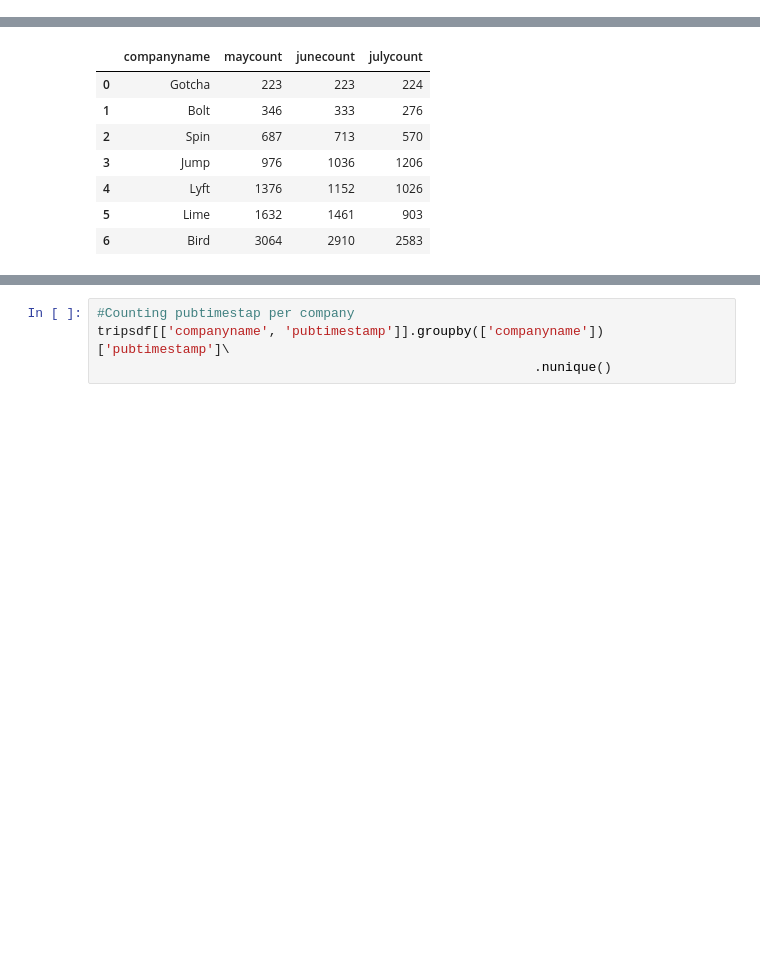
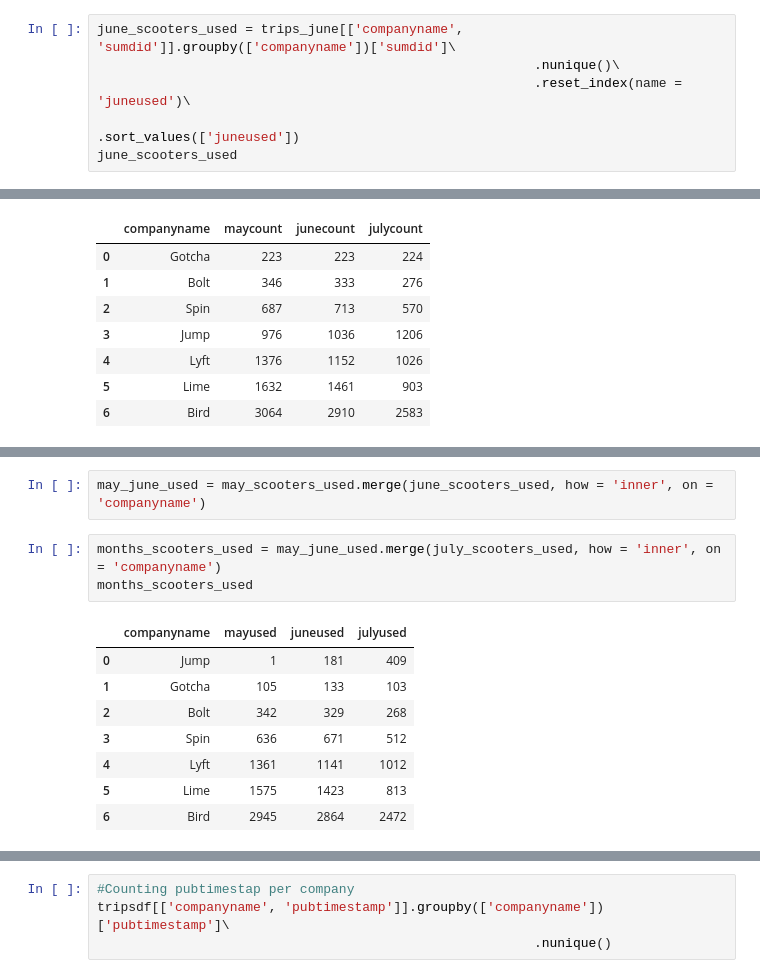
Before and after one commit to NSS-Data-Analytics-Cohort-11/scooters-hot_honey, a Jupyter notebook: notebooks/Scooters.ipynb, the cells around one changed output, grey strips where cells are left out. Saved outputs shown, nothing was run; the diff lists cells and outputs as text; blank space fills up the shorter version.

```diff
--- a/notebooks/Scooters.ipynb
+++ b/notebooks/Scooters.ipynb
@@ -526,0 +548,6 @@ june_company_scooters
+# %%
+june_scooters_used = trips_june[['companyname', 'sumdid']].groupby(['companyname'])['sumdid']\
+                                                        .nunique()\
+                                                        .reset_index(name = 'juneused')\
+                                                        .sort_values(['juneused'])
+june_scooters_used
@@ -575,0 +613,14 @@ tripsdf
+# %%
+may_june_used = may_scooters_used.merge(june_scooters_used, how = 'inner', on = 'companyname')
+# %%
+months_scooters_used = may_june_used.merge(july_scooters_used, how = 'inner', on = 'companyname')
+months_scooters_used
+# %% [output]
+|  | companyname | mayused | juneused | julyused |
+| 0 | Jump | 1 | 181 | 409 |
+| 1 | Gotcha | 105 | 133 | 103 |
+| 2 | Bolt | 342 | 329 | 268 |
+| 3 | Spin | 636 | 671 | 512 |
+| 4 | Lyft | 1361 | 1141 | 1012 |
+| 5 | Lime | 1575 | 1423 | 813 |
+| 6 | Bird | 2945 | 2864 | 2472 |
```
Also changed, not shown: parts of 66 cells of this notebook.
